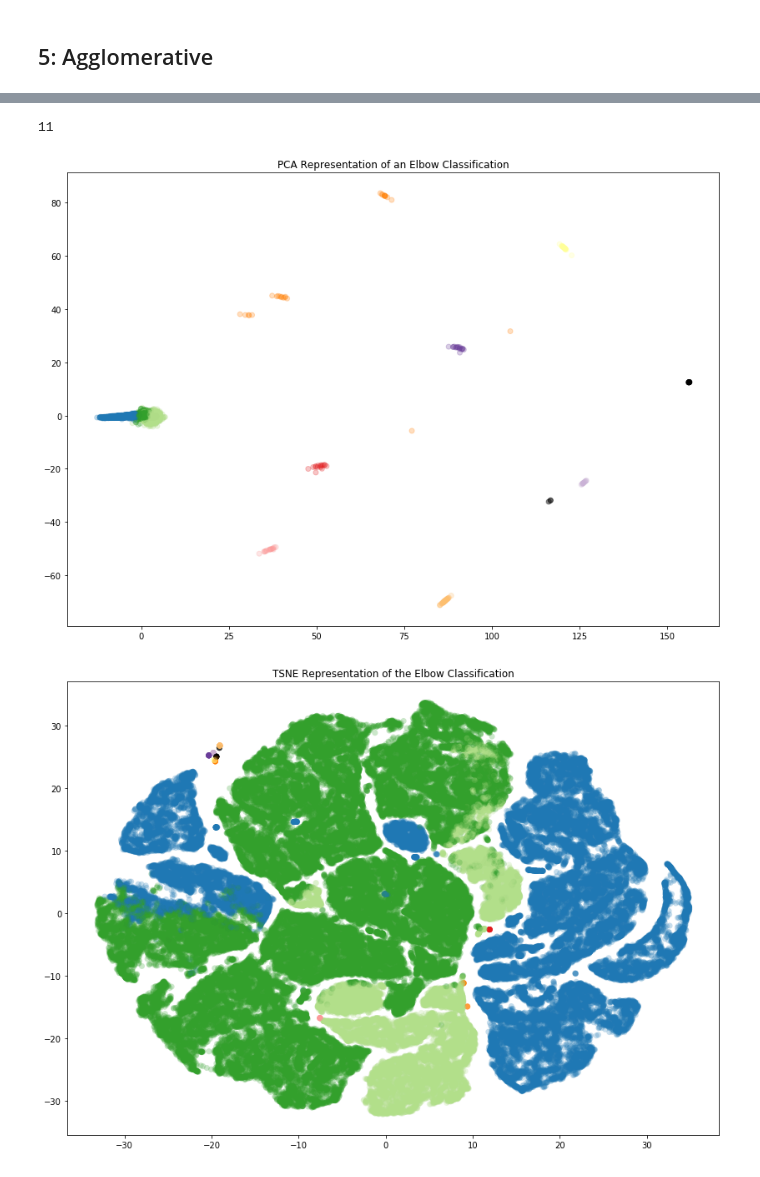
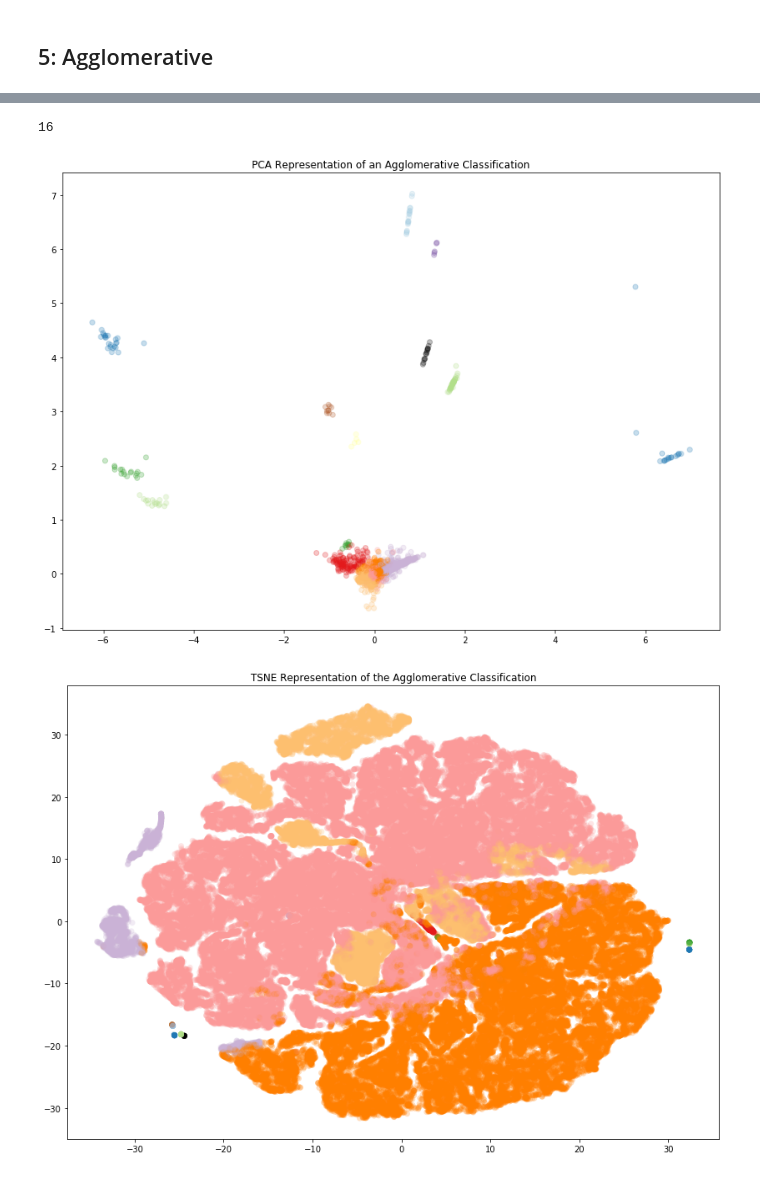
Before and after one commit to Nyctanthous/C-SMASH, a Jupyter notebook: presentation.ipynb, the cells around one changed output, grey strips where cells are left out. Cells and saved outputs as stored; diff of their text form; code cells hidden in the pictures.

```diff
--- a/presentation.ipynb
+++ b/presentation.ipynb
@@ -72,3 +78,33 @@ sdss_df.dropna(subset=wave_mags + wave_errs, inplace=True)
 # %%
 merged = merge(sdss_df, tax_df, ["PROV_ID", "AST_NUMBER"])
 merged.reset_index(drop=True, inplace=True)
+# %%
+def reflect(x, y):
+    return -2.5*(np.log10(x) - np.log10(y))
+
+merged["COLOR_U"] = reflect(merged["U_MAG"], merged["V_MAG"])
+merged["COLOR_G"] = reflect(merged["G_MAG"], merged["V_MAG"])
+merged["COLOR_R"] = reflect(merged["R_MAG"], merged["V_MAG"])
+merged["COLOR_I"] = reflect(merged["I_MAG"], merged["V_MAG"])
+merged["COLOR_Z"] = reflect(merged["Z_MAG"], merged["V_MAG"])
+
+def grad(c1, c2, c1_base, c2_base):
+    return -0.4*((c2 - c1) / (c2_base - c1_base))
+
+merged["G_REFL"] = grad(merged["COLOR_G"], merged["COLOR_U"], 0.354, 0.477)
+merged["R_REFL"] = grad(merged["COLOR_U"], merged["COLOR_R"], 0.477, 0.623)
+merged["I_REFL"] = grad(merged["COLOR_R"], merged["COLOR_I"], 0.623, 0.763)
+merged["Z_REFL"] = grad(merged["COLOR_I"], merged["COLOR_Z"], 0.763, 0.913)
+
+
+wave_mags = ["G_REFL", "R_REFL", "I_REFL", "Z_REFL"]
+# %%
+merged["COLOR_U"] = merged["U_MAG"] - merged["G_MAG"] - 1.32
+merged["COLOR_G"] = merged["G_MAG"] - merged["R_MAG"] - 0.45
+merged["COLOR_R"] = merged["R_MAG"] - merged["I_MAG"] - 0.10
+merged["COLOR_I"] = merged["I_MAG"] - merged["Z_MAG"] - 0.04
+
+merged["G_REFL"] = grad(merged["COLOR_G"], merged["COLOR_U"], 0.354, 0.477)
+merged["R_REFL"] = grad(merged["COLOR_U"], merged["COLOR_R"], 0.477, 0.623)
+merged["I_REFL"] = grad(merged["COLOR_R"], merged["COLOR_I"], 0.623, 0.763)
+wave_mags = ["G_REFL", "R_REFL", "I_REFL"]
@@ -221,5 +277,5 @@ plt.show()
 # %%
-graphical_clusters = 8
+graphical_clusters = 16
 # %%
 # perform cluster analysis using K-Means algorithm
 centers = kmeans_plusplus_initializer(training_data, graphical_clusters).initialize()
@@ -293,9 +363,9 @@ KeyboardInterrupt:
 # %%
-clusters = fcluster(links, 300, criterion='distance')
-#clusters = fcluster(links, 16, criterion='maxclust')
+#clusters = fcluster(links, 300, criterion='distance')
+clusters = fcluster(links, 16, criterion='maxclust')
 np.max(clusters)
 # %% [output]
-11
+16
 # %%
 agglomerative_clusters = np.array([np.where(clusters == i)[0] for i in range(np.max(clusters))])
 # %%
@@ -311,18 +381,18 @@ for idx, arr in enumerate(agglomerative_clusters):
 # %%
 # PCA plot
 plt.figure(figsize=(14, 10))
 plt.scatter(merged_pca_projection[:,0],
             merged_pca_projection[:,1],
             c=cluster_colors, alpha=0.25)
-plt.title("PCA Representation of an Elbow Classification")
+plt.title("PCA Representation of an Agglomerative Classification")
 plt.show()
 
 # TSNE plot
 plt.figure(figsize=(14, 10))
 plt.scatter(*merged_projection.T, s=50, linewidth=0,
             c=cluster_colors, alpha=0.25)
-plt.title("TSNE Representation of the Elbow Classification")
+plt.title("TSNE Representation of the Agglomerative Classification")
 plt.show()
 # %% [output]
-[figure, old version]
+[figure, new version]
-[figure, old version]
+[figure, new version]
```
Also changed, not shown: parts of 16 cells of this notebook.
